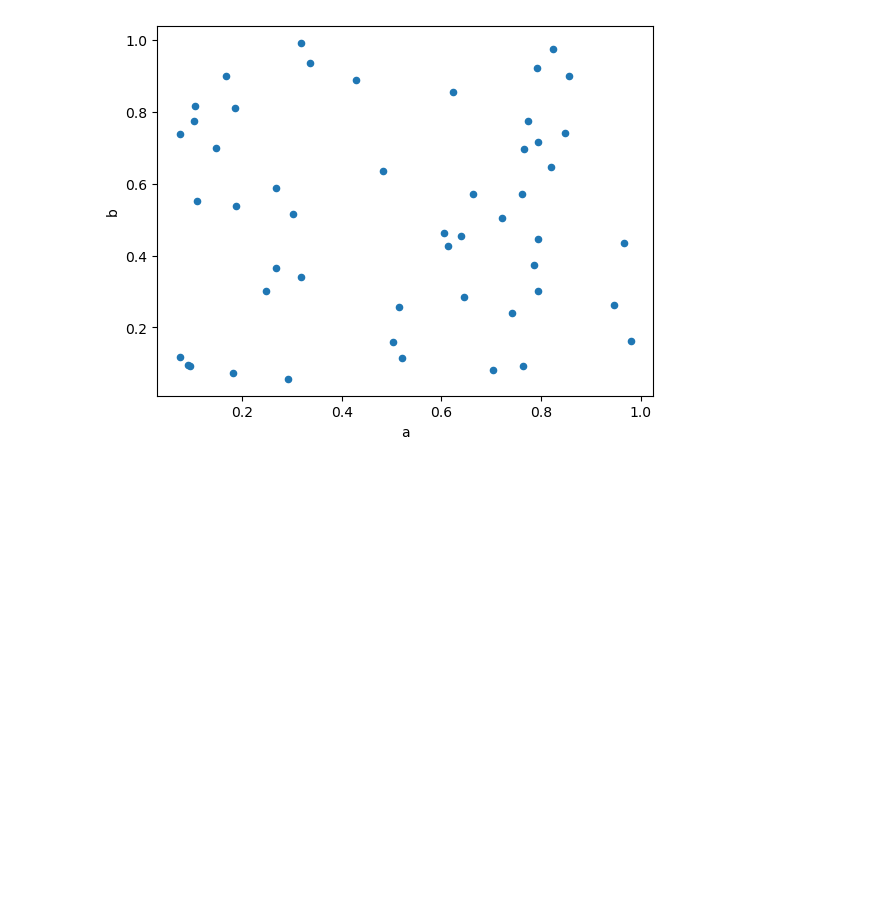
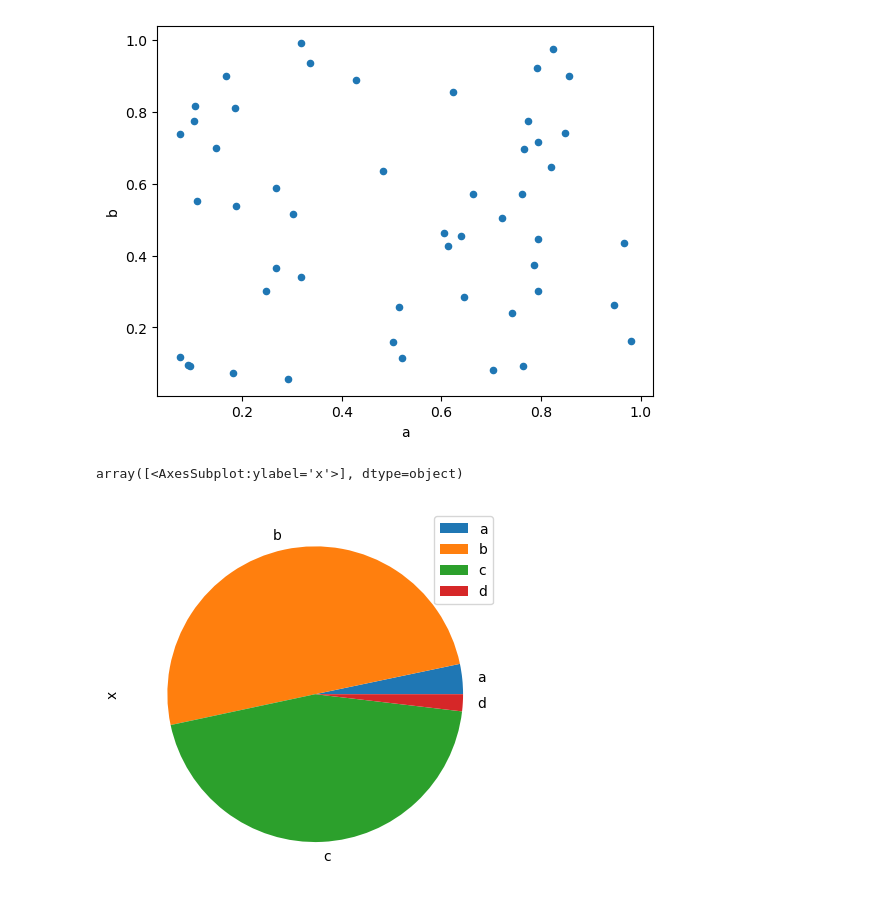
Before and after one commit to XYWizard/Data-Analytics, a Jupyter notebook: Panda Virtualization.ipynb, the cells around one changed output. Drawn from its saved outputs; the diff is of its cells as text; code cells hidden in the pictures; blank space fills up the shorter version.

```diff
--- a/Panda Virtualization.ipynb
+++ b/Panda Virtualization.ipynb
@@ -118,3 +126,12 @@ df.plot.scatter(x = 'a', y = 'b')
 49  0.622437  0.855869  0.186716  0.238628
 <AxesSubplot:xlabel='a', ylabel='b'>
 [figure]
+# %%
+import pandas as pd
+import numpy as np
+
+df = pd.DataFrame(3 * np.random.rand(4), index=['a', 'b', 'c', 'd'], columns=['x'])
+df.plot.pie(subplots=True)
+# %% [output]
+array([<AxesSubplot:ylabel='x'>], dtype=object)
+[figure, added]
```
Also changed, not shown: parts of 4 cells of this notebook, 2 other files.
